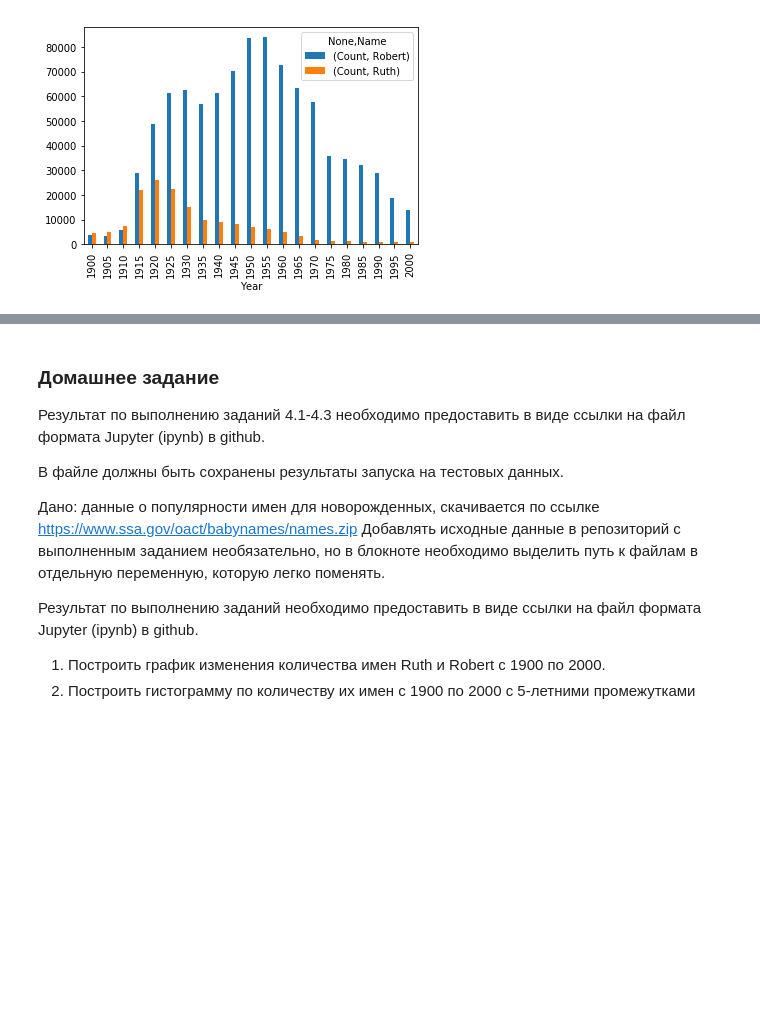
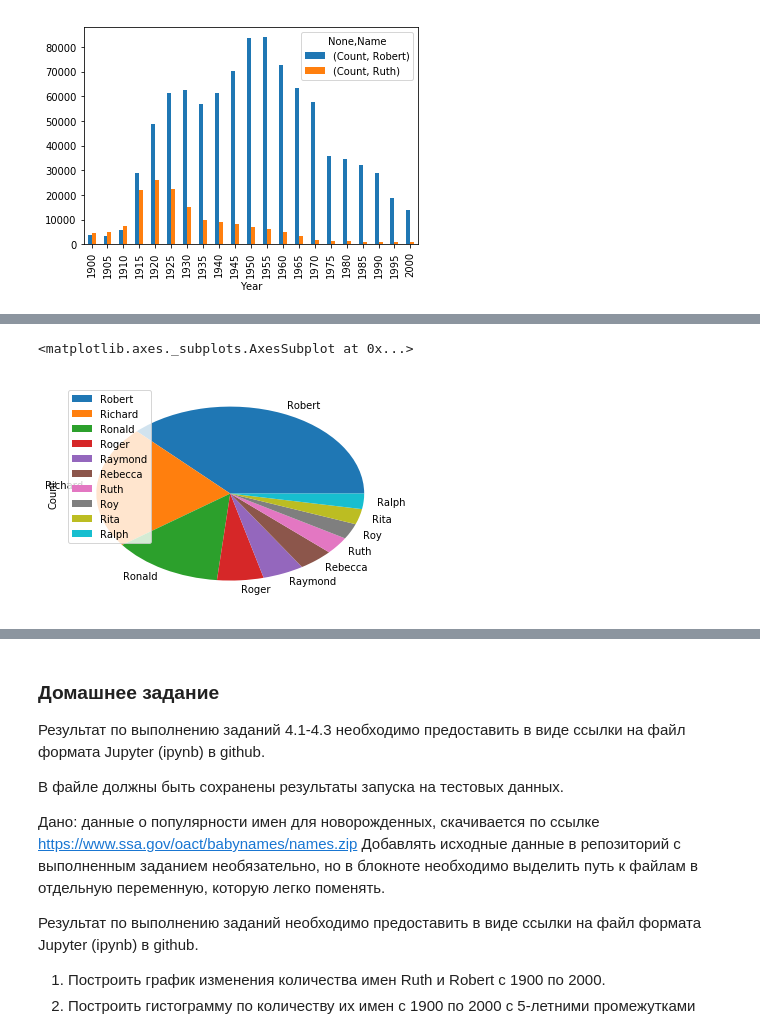
Before and after one commit to UlvacMoscow/jupyter, a Jupyter notebook: Homework_4_2_Visualization.ipynb, the cells around one changed output, grey strips where cells are left out. Saved outputs shown, nothing was run; the diff lists cells and outputs as text; code cells hidden in the pictures; blank space fills up the shorter version.

```diff
--- a/Homework_4_2_Visualization.ipynb
+++ b/Homework_4_2_Visualization.ipynb
@@ -122,0 +120,5 @@ top_names.plot.pie(y='Count')
+# %%
+top_names_1 = names[names.Name.str.startswith('R')].sort_values(by='Count', ascending=False).head(10)
+# %%
+top_names_2 = top_names_1.groupby('Name').sum().sort_values(by='Count', ascending=False).head(10)
+top_names_2
@@ -122,0 +138,5 @@ top_names.plot.pie(y='Count')
+# %%
+top_names_2.plot.pie(y='Count')
+# %% [output]
+<matplotlib.axes._subplots.AxesSubplot at 0x...>
+[figure, added]
```
Also changed, not shown: parts of 13 cells of this notebook.
